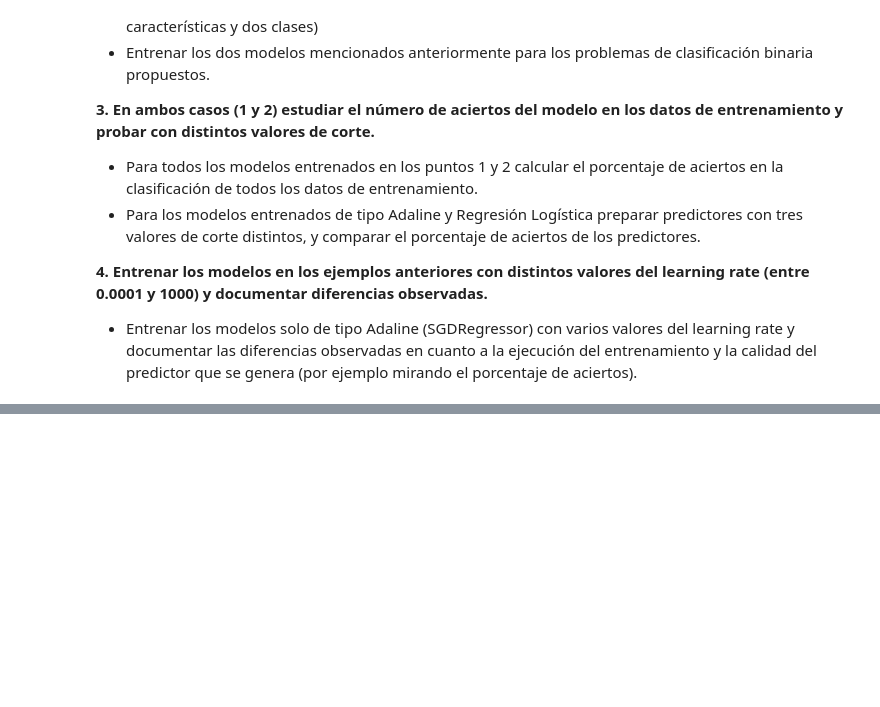
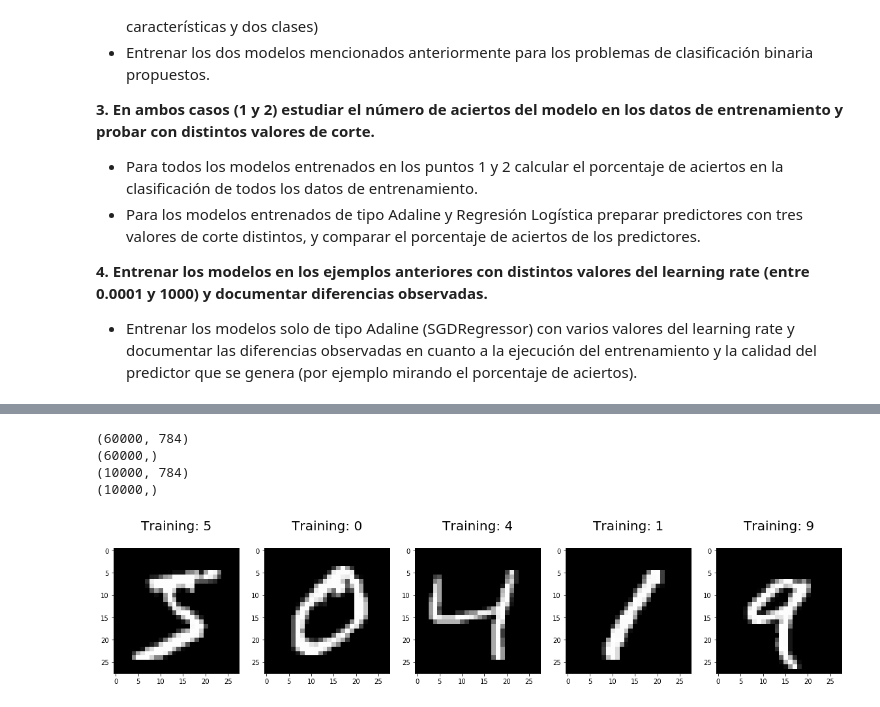
Before and after one commit to MRROOX/mii-analisis-de-datos, a Jupyter notebook: Tarea2.ipynb, the cells around one changed output, grey strips where cells are left out. Saved outputs shown, nothing was run; the diff lists cells and outputs as text; code cells hidden in the pictures; blank space fills up the shorter version.

```diff
--- a/Tarea2.ipynb
+++ b/Tarea2.ipynb
@@ -246,0 +255,25 @@ plt.show()
+# %%
+train_img, train_lbl = loadmnist('train-images-idx3-ubyte'
+                                 , 'train-labels-idx1-ubyte')
+test_img, test_lbl = loadmnist('t10k-images-idx3-ubyte'
+                               , 't10k-labels-idx1-ubyte')
+# %%
+print(train_img.shape)
+print(train_lbl.shape)
+print(test_img.shape)
+print(test_lbl.shape)
+# %% [output]
+(60000, 784)
+(60000,)
+(10000, 784)
+(10000,)
+# %%
+#Mostrando Digitos t Labels Entrenados
+
+plt.figure(figsize=(20,4))
+for index, (image, label) in enumerate(zip(train_img[0:5], train_lbl[0:5])):
+    plt.subplot(1, 5, index + 1)
+    plt.imshow(np.reshape(image, (28,28)), cmap=plt.cm.gray)
+    plt.title('Training: %i\n' % label, fontsize = 20)
+# %% [output]
+[figure, added]
```
Also changed, not shown: parts of 18 cells of this notebook.
